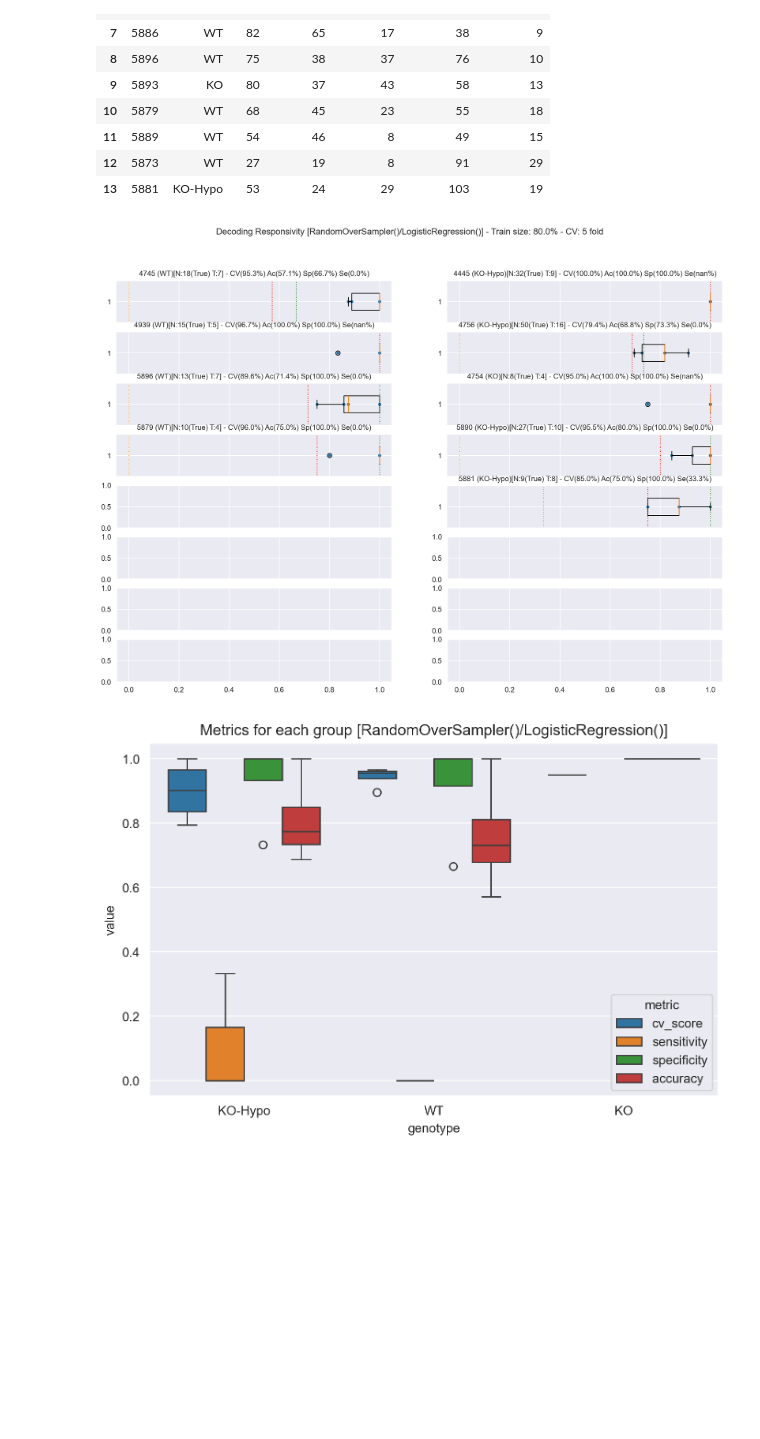
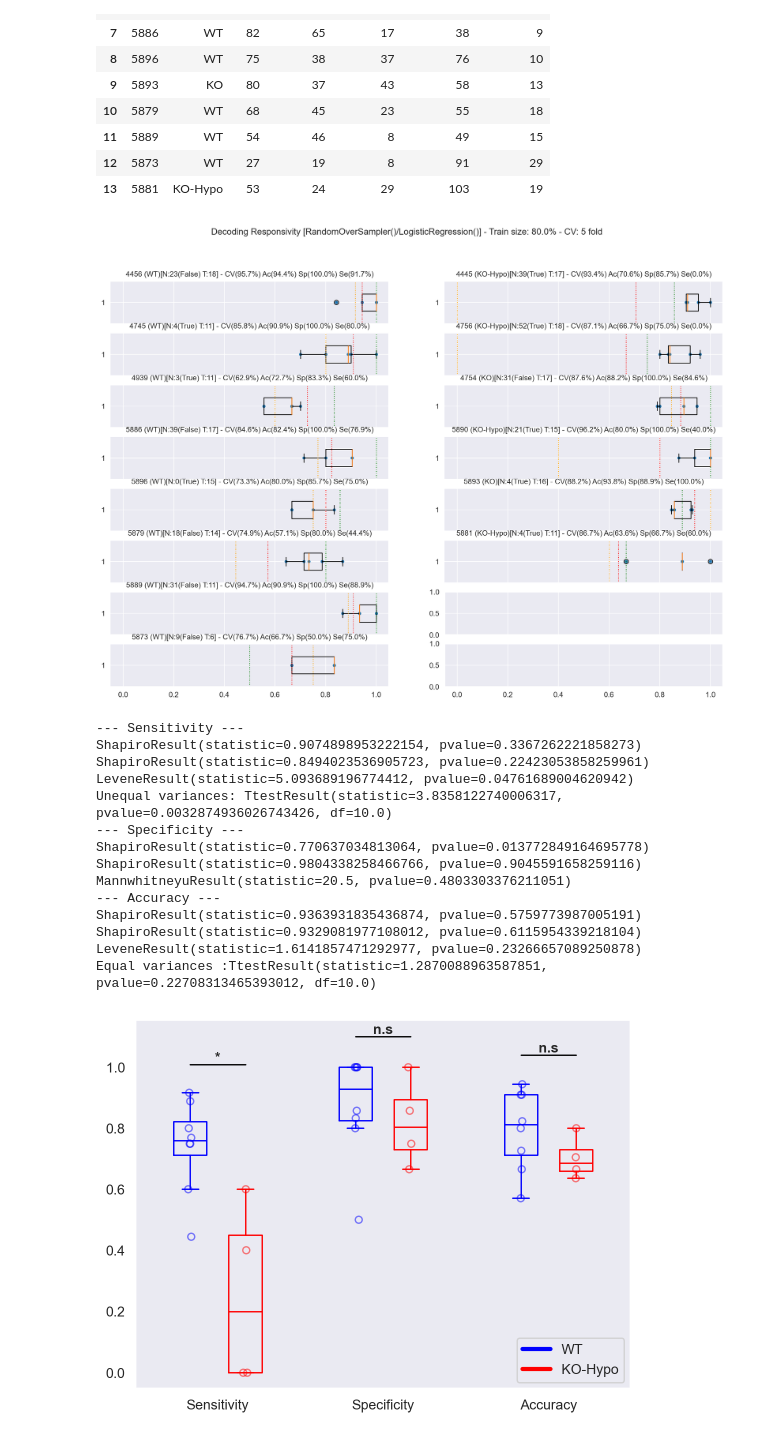
Before and after one commit to OuraniaSem/Percephone, a Jupyter notebook: Figures/Dec_imbal_resp.ipynb, the cells around one changed output. Cells and saved outputs as stored; diff of their text form; code cells hidden in the pictures; blank space fills up the shorter version.

Commit message:
Significance on metrics plot + code factorization in stats.py

```diff
--- a/Figures/Dec_imbal_resp.ipynb
+++ b/Figures/Dec_imbal_resp.ipynb
@@ -179,10 +229,9 @@ def resample(record_dict, resampler):
 # %%
 def apply_model(model, parameter, resampler=None, exc_neurons=True, inh_neurons=True, amplitudes="all", train_ratio=0.8, stratify=True, cv=10, seed=None):
-    mean_cv_scores = []
-    accuracies = []
-    sensitivities = []
-    specificities = []
-    genotype_list = []
+    mean_cv_scores = [[], [], []]
+    accuracies = [[], [], []]
+    sensitivities = [[], [], []]
+    specificities = [[], [], []]
     models_dict = {}
 
     fig, ax = plt.subplots(nrows=8, ncols=2, figsize=(15, 10), sharex=True)
@@ -190,6 +239,15 @@ def apply_model(model, parameter, resampler=None, exc_neurons=True, inh_neurons=
     i_ko = 0
 
     for rec in recs.values():
+
+        # Defining the variable gen_id according to genotype, used to group accuracies, sensitivities, ...etc by genotype
+        if rec.genotype == "WT":
+            genotype_id = 0
+        elif rec.genotype == "KO-Hypo":
+            genotype_id = 1
+        elif rec.genotype == "KO":
+            genotype_id = 2
+
         try:
             record = get_rec_info(rec, parameter, exc_neurons=exc_neurons, inh_neurons=inh_neurons)
             record = stim_ampl_filter(record, stim_ampl=amplitudes)
@@ -214,8 +272,7 @@ def apply_model(model, parameter, resampler=None, exc_neurons=True, inh_neurons=
         models_dict[f"{record["filename"]} ({record["genotype"]})"] = copy.copy(model)
 
         # Cross-validation
-        mean_cv_scores.append(cv_scores.mean())
-        genotype_list.append(record["genotype"])
+        mean_cv_scores[genotype_id].append(cv_scores.mean())
 
         # Metrics on test data
         y_pred = model.predict(record["X_test"])
@@ -228,9 +285,9 @@ def apply_model(model, parameter, resampler=None, exc_neurons=True, inh_neurons=
         sensitivity = TP / (TP + FN)
         specificity = TN / (TN + FP)
         accuracy = (TP + TN) / (TP + TN + FP + FN)
-        accuracies.append(accuracy)
-        sensitivities.append(sensitivity)
-        specificities.append(specificity)
+        accuracies[genotype_id].append(accuracy)
+        sensitivities[genotype_id].append(sensitivity)
+        specificities[genotype_id].append(specificity)
 
         # Boxplot of each recording
         if rec.genotype == "WT":
@@ -255,35 +312,38 @@ def apply_model(model, parameter, resampler=None, exc_neurons=True, inh_neurons=
     plt.suptitle(f"Decoding {parameter} [{resampler}/{model}] - Train size: {train_ratio:.1%} - CV: {cv} fold")
     plt.show()
 
-    # Mean boxplots
-    df = pd.DataFrame({
-        'genotype': genotype_list,
-        'cv_score': mean_cv_scores,
-        'sensitivity': sensitivities,
-        'specificity': specificities,
-        'accuracy': accuracies
-    })
-    df_melted = df.melt(id_vars="genotype", var_name="metric", value_name="value")
-    plt.figure(figsize=(8, 5))
-    sns.boxplot(x='genotype', y='value', hue='metric', data=df_melted)
-    plt.title(f"Metrics for each group [{resampler}/{model}]")
-    plt.show()
+    # Boxplots of sensitivity, specificity and accuracy by genotype
+    boxplot_metrics(accuracies, sensitivities, specificities)
 # %%
 seed = 42
 
 # Models
 dum = DummyClassifier()
 lr = LogisticRegression(penalty="l2")
 
 # Resamplers
 ros = imb.over_sampling.RandomOverSampler(sampling_strategy='auto', shrinkage=None)
 smote = imb.over_sampling.SMOTE(sampling_strategy='auto')
 adasyn = imb.over_sampling.ADASYN(sampling_strategy='auto')
 
-apply_model(lr, "Responsivity", resampler=ros, exc_neurons=True, inh_neurons=True, amplitudes="sub", train_ratio=0.8, cv=5, stratify=True, seed=seed)
+apply_model(lr, "Responsivity", resampler=ros, exc_neurons=True, inh_neurons=True, amplitudes="all", train_ratio=0.8, cv=5, stratify=True, seed=seed)
 # %% [output]
-[figure, old version]
+[figure, new version]
+--- Sensitivity ---
+ShapiroResult(statistic=0.9074898953222154, pvalue=0.3367262221858273)
+ShapiroResult(statistic=0.8494023536905723, pvalue=0.22423053858259961)
+LeveneResult(statistic=5.093689196774412, pvalue=0.04761689004620942)
+Unequal variances: TtestResult(statistic=3.8358122740006317, pvalue=0.0032874936026743426, df=10.0)
+--- Specificity ---
+ShapiroResult(statistic=0.770637034813064, pvalue=0.013772849164695778)
+ShapiroResult(statistic=0.9804338258466766, pvalue=0.9045591658259116)
+MannwhitneyuResult(statistic=20.5, pvalue=0.4803303376211051)
+--- Accuracy ---
+ShapiroResult(statistic=0.9363931835436874, pvalue=0.5759773987005191)
+ShapiroResult(statistic=0.9329081977108012, pvalue=0.6115954339218104)
+LeveneResult(statistic=1.6141857471292977, pvalue=0.23266657089250878)
+Equal variances :TtestResult(statistic=1.2870088963587851, pvalue=0.22708313465393012, df=10.0)
-[figure, old version]
+[figure, new version]
 # %%
 rec = recs[4756]
 test = get_rec_info(rec, "Responsivity", exc_neurons=True, inh_neurons=False)
```
Also changed, not shown: parts of 4 cells of this notebook, 1 other file.
